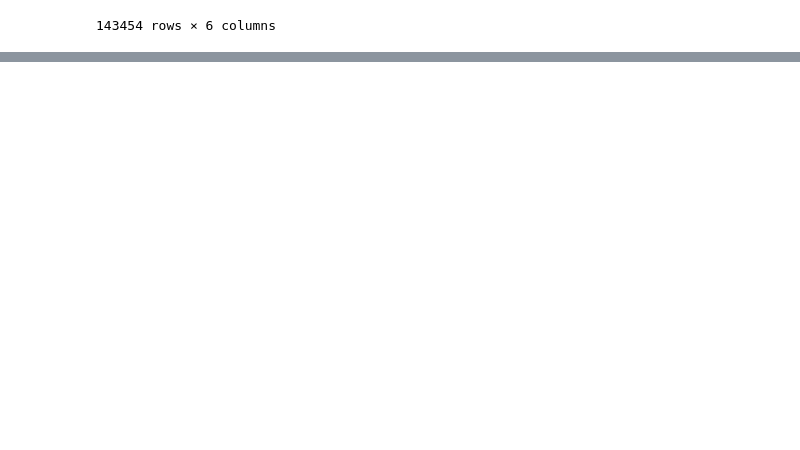
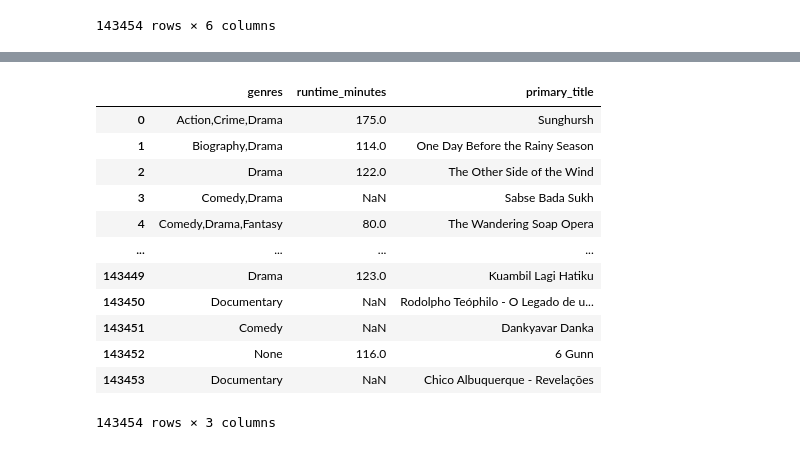
Before and after one commit to kjkahalley/optimal-film-analysis, a Jupyter notebook: first-notebook.ipynb, the cells around one changed output, grey strips where cells are left out. Cells and saved outputs as stored; diff of their text form; code cells hidden in the pictures; blank space fills up the shorter version.

```diff
--- a/first-notebook.ipynb
+++ b/first-notebook.ipynb
@@ -87,0 +104,19 @@ df2
+# %%
+data = [df2["genres"], df2["runtime_minutes"], df2["primary_title"]]
+headers = ["genres", "runtime_minutes", "primary_title"]
+df3 = pd.concat(data, axis=1, keys=headers)
+df3
+# %% [output]
+|  | genres | runtime_minutes | primary_title |
+| 0 | Action,Crime,Drama | 175.0 | Sunghursh |
+| 1 | Biography,Drama | 114.0 | One Day Before the Rainy Season |
+| 2 | Drama | 122.0 | The Other Side of the Wind |
+| 3 | Comedy,Drama | NaN | Sabse Bada Sukh |
+| 4 | Comedy,Drama,Fantasy | 80.0 | The Wandering Soap Opera |
+| ... | ... | ... | ... |
+| 143449 | Drama | 123.0 | Kuambil Lagi Hatiku |
+| 143450 | Documentary | NaN | Rodolpho Teóphilo - O Legado de u... |
+| 143451 | Comedy | NaN | Dankyavar Danka |
+| 143452 | None | 116.0 | 6 Gunn |
+| 143453 | Documentary | NaN | Chico Albuquerque - Revelações |
+143454 rows × 3 columns
```
Also changed, not shown: parts of 2 cells of this notebook.
